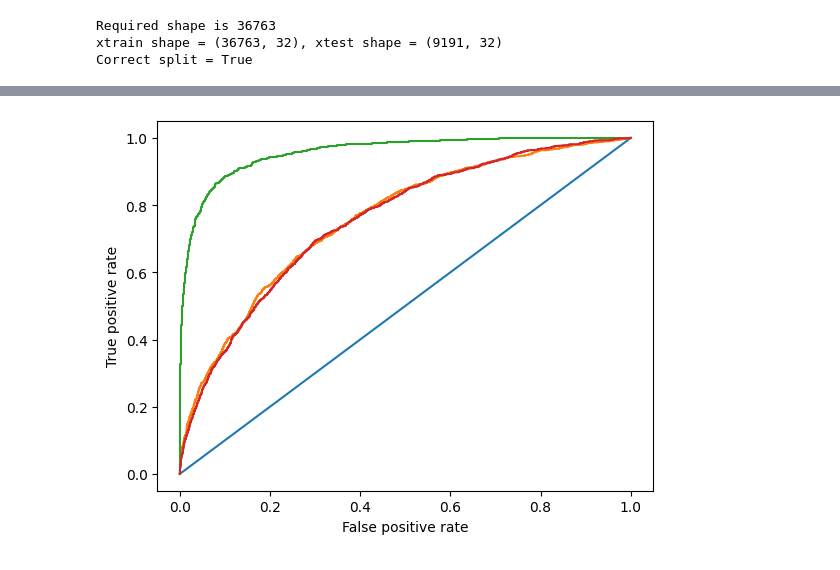
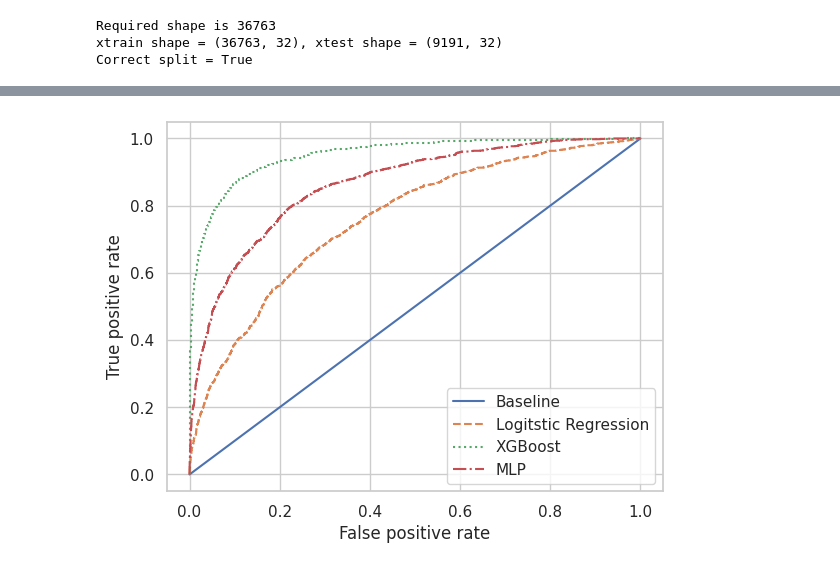
Before and after one commit to keitabroadwater/gnns_in_action, a Jupyter notebook: chapter_5/GNN_GAT_Part_1.ipynb, the cells around one changed output, grey strips where cells are left out. Cells and saved outputs as stored; diff of their text form; code cells hidden in the pictures.

```diff
--- a/chapter_5/GNN_GAT_Part_1.ipynb
+++ b/chapter_5/GNN_GAT_Part_1.ipynb
@@ -291,0 +445,32 @@ for epoch in range(epochs):
+# %%
+# Apply MLP for third baseline
+
+import torch
+import torch.nn as nn
+import torch.nn.functional as F
+
+class MLP(nn.Module):
+    def __init__(self):
+        super(MLP, self).__init__()
+
+        layers = []
+        layers.append(nn.Linear(32, 30)) # First layer
+        layers.append(nn.ReLU()) # Activation function
+        layers.append(nn.Dropout(0.5)) # Dropout layer
+
+        for i in range(20): # 20 hidden layers
+            layers.append(nn.Linear(30, 30)) # Add a linear layer
+            layers.append(nn.ReLU()) # Add activation function
+            layers.append(nn.Dropout(0.5)) # Dropout layer
+
+        layers.append(nn.Linear(30, 50)) # Another linear layer
+        layers.append(nn.ReLU()) # Activation function
+        layers.append(nn.Dropout(0.5)) # Dropout layer
+        layers.append(nn.Linear(50, 1)) # Final layer
+        layers.append(nn.Sigmoid()) # Activation function
+
+        self.layers = nn.Sequential(*layers)
+
+    def forward(self, x):
+        x = self.layers(x)
+        return x.view(-1, 1)
@@ -292,14 +657,15 @@ for epoch in range(epochs):
 # %%
-fpr, tpr, _ = roc_curve(ytest,ypred)
-fpr3, tpr3, _ = roc_curve(ytest,ypred3.detach().numpy())
+fpr3, tpr3, _ = roc_curve(ytest,ypred_proba)
+
 
 plt.figure(1)
-plt.plot([0, 1], [0, 1])
-plt.plot(fpr, tpr)
-plt.plot(fpr2, tpr2)
-plt.plot(fpr3, tpr3)
+plt.plot([0, 1], [0, 1], linestyle='-', label='Baseline')  # Use a solid line for the baseline
+plt.plot(fpr, tpr, linestyle='--', label='Logitstic Regression')  # Use a dashed line for Model 1
+plt.plot(fpr2, tpr2, linestyle=':', label='XGBoost')  # Use a dotted line for Model 2
+plt.plot(fpr3, tpr3, linestyle='-.', label='MLP')  # Use a dash-dot line for Model 3
 plt.xlabel('False positive rate')
 plt.ylabel('True positive rate')
+plt.legend(loc='lower right')
 plt.show()
 # %% [output]
-[figure, old version]
+[figure, new version]
```
Also changed, not shown: parts of 54 cells of this notebook.
